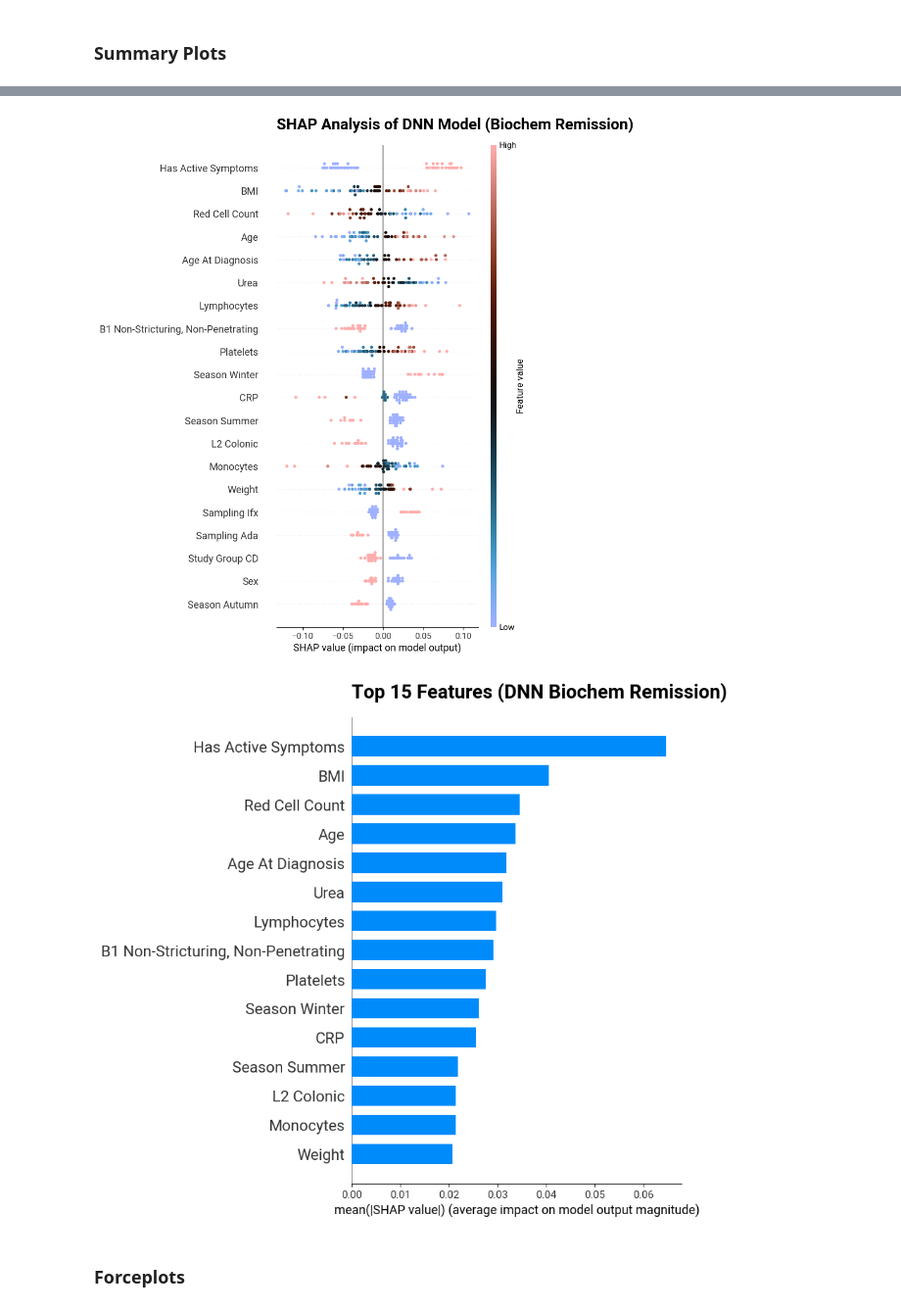
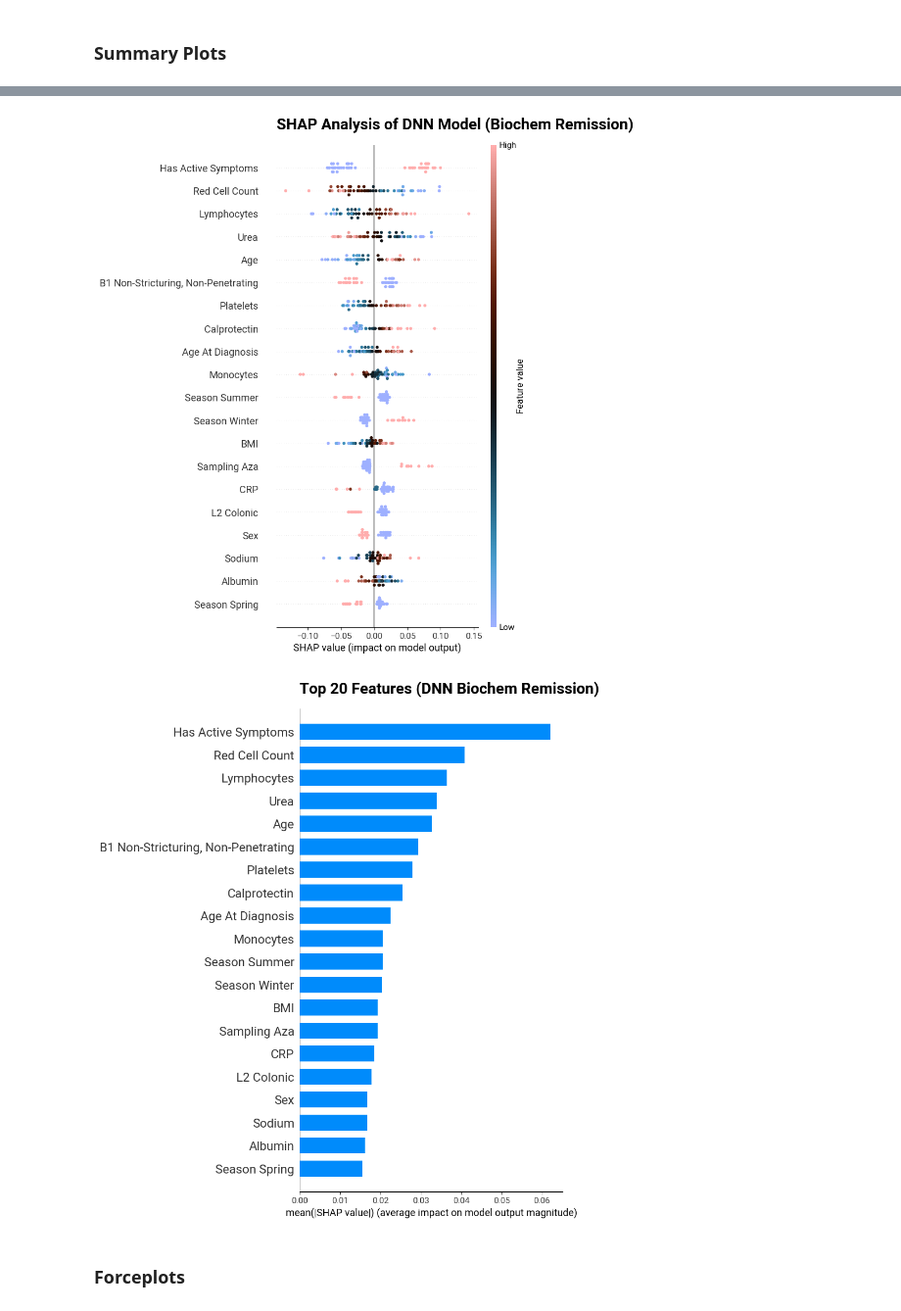
Before and after one commit to 1-gut/machine_learning_for_ibd_fatigue, a Jupyter notebook: 3_dnn_biochemical_remission.ipynb, the cells around one changed output, grey strips where cells are left out. Shown at 98% size. Saved outputs shown, nothing was run; the diff lists cells and outputs as text; code cells hidden in the pictures.

```diff
--- a/3_dnn_biochemical_remission.ipynb
+++ b/3_dnn_biochemical_remission.ipynb
@@ -69,32 +70,8 @@ else:
 # %%
-# Optimisation for production
 # We removed low value features here and simplified the model
-
-columns_to_drop = [
-    "baseline_eims_arthralgia_arthritis",
-    "baseline_eims_ankylosing_spondylitis",
-    "baseline_eims_erythema_nodosum",
-    "baseline_eims_uveitis",
-    "baseline_eims_scleritis_episclerities",
-    "is_smoker_smokeryn1",
-    "study_group_name_Await Dx",
-    "ifx_drug_level",
-    "ada_drug_level",
-    "ifx_drug_level_present",
-    "ada_drug_level_present",
-    "ifx_antibody_present",
-    "ada_antibody_present",
-    "haematocrit",
-]
-
-df.drop(columns=columns_to_drop, inplace=True)
-
+df = remove_low_value_features(df)
 numerical_features = NUMERICAL_FEATURES
-numerical_features = [
-    col
-    for col in numerical_features
-    if col not in ["haematocrit", "ada_drug_level", "ifx_drug_level"]
-]
+numerical_features = fix_numerical_features_for_production(numerical_features)
 # %% [markdown]
 ## Split Data into Train, Validation and Test Sets
 # %%
@@ -146,13 +123,14 @@ early_stopping_callback = tf.keras.callbacks.EarlyStopping(
 # %% [markdown]
 ### Compile the Model
 # %%
-model.compile(optimizer="rmsprop", loss="binary_crossentropy", metrics=[AUC()])
+optimizer = keras.optimizers.RMSprop(learning_rate=0.0002)
+model.compile(optimizer=optimizer, loss="binary_crossentropy", metrics=[AUC()])
 # %%
 history = model.fit(
     X_train,
     y_train,
     batch_size=32,
-    epochs=50,
+    epochs=100,
     validation_data=(X_val, y_val),
     callbacks=[early_stopping_callback],
 )
@@ -374,41 +352,41 @@ save_path = output_path / "plots" / "shap_dnn_summary_plot.png"
 plt.savefig(save_path, dpi=300, bbox_inches="tight")
 plt.show()
 # %% [output]
-[figure, old version]
+[figure, new version]
 # %%
 shap.summary_plot(
     shap_values_class_1,
     X_test,
     feature_names=X_test_clean_columns,
     show=False,
     cmap=cmap,
     plot_type="bar",
-    max_display=15,
+    max_display=20,
 )
 
 if run_biochem_remission:
     plt.title(
-        "Top 15 Features (DNN Biochem Remission)",
+        "Top 20 Features (DNN Biochem Remission)",
         fontsize=20,
         pad=20,
         loc="left",
         fontweight="bold",
     )
 else:
     plt.title(
-        "Top 15 Features (DNN All IBD)",
+        "Top 20 Features (DNN All IBD)",
         fontsize=20,
         pad=20,
         loc="left",
         fontweight="bold",
     )
 plt.yticks(fontsize=16)
 
 save_path = output_path / "plots" / "shap_dnn_feature_bar_plot.png"
 plt.savefig(save_path, dpi=300, bbox_inches="tight")
 plt.show()
 # %% [output]
-[figure, old version]
+[figure, new version]
 # %% [markdown]
 ### Forceplots
 # %%
```
Also changed, not shown: parts of 9 cells of this notebook, 31 other files.
